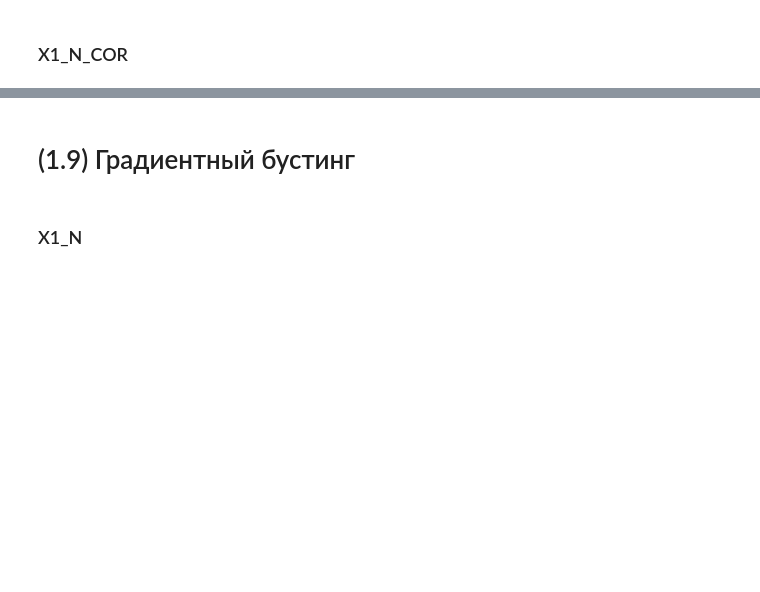
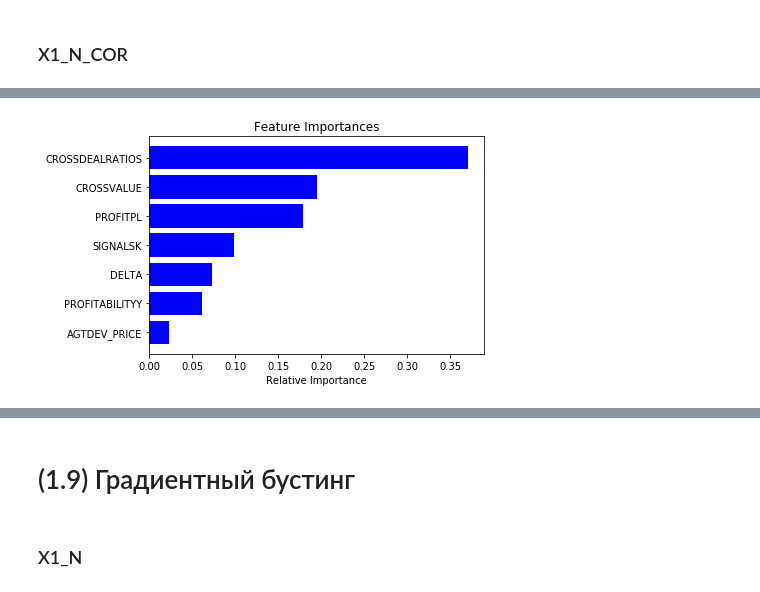
Before and after one commit to katya-luzina/noise_control, a Jupyter notebook: cross_deals.ipynb, the cells around one changed output, grey strips where cells are left out. Saved outputs shown, nothing was run; the diff lists cells and outputs as text; code cells hidden in the pictures; blank space fills up the shorter version.

```diff
--- a/cross_deals.ipynb
+++ b/cross_deals.ipynb
@@ -464,14 +476,14 @@ Wall time: 3min 47s
 "\nroc_auc_rf.append(roc_auc)\n\npredicted_results = []\n\nfor a in range(len(predicted_prob)):\n    \n    predicted_results.append(predicted_prob[a][1])\n    \nindex_list = x_n_pca_test.index.tolist( ...
 # %%
 # создаем модель на основании найденных параметров лучшей модели
-forest1 = RandomForestClassifier(n_estimators = 75,
-                                 bootstrap = False,
-                                 max_depth = 20,
+forest1 = RandomForestClassifier(n_estimators = 50,
+                                 bootstrap = True,
+                                 max_depth = 15,
                                  max_features = 'sqrt',
                                  min_samples_leaf = 5,
                                  min_samples_split = 2,
                                  verbose = 1)
-forest1.fit(x_n_train, y_n_train)
+forest1.fit(x_n_pca_train, y_n_train)
 roc_auc_train = metrics.roc_auc_score(y_n_train, forest1.predict(x_n_pca_train))
 roc_auc_test = metrics.roc_auc_score(y_n_test, forest1.predict(x_n_pca_test))
 predicted_prob = forest1.predict_proba(x_n_pca_test)
@@ -580,0 +560,13 @@ x1_results
+# %%
+# создаем модель на основании найденных параметров лучшей модели
+forest1 = RandomForestClassifier(n_estimators = 75,
+                                 bootstrap = True,
+                                 max_depth = 15,
+                                 max_features = 'sqrt',
+                                 min_samples_leaf = 5,
+                                 min_samples_split = 2,
+                                 verbose = 1)
+forest1.fit(x_n_cor_train, y_n_train)
+roc_auc_train = metrics.roc_auc_score(y_n_train, forest1.predict(x_n_cor_train))
+roc_auc_test = metrics.roc_auc_score(y_n_test, forest1.predict(x_n_cor_test))
+predicted_prob = forest1.predict_proba(x_n_cor_test)
@@ -580,0 +582,13 @@ x1_results
+# %%
+# строим диаграмму с коэффициентами степени важности каждого параметра
+features = X1_N_COR.columns.to_list()
+importances = forest1.feature_importances_
+indices = np.argsort(importances)
+
+plt.title('Feature Importances')
+plt.barh(range(len(indices)), importances[indices], color='b', align='center')
+plt.yticks(range(len(indices)), [features[i] for i in indices])
+plt.xlabel('Relative Importance')
+plt.show()
+# %% [output]
+[figure, added]
```
Also changed, not shown: parts of 21 cells of this notebook.
